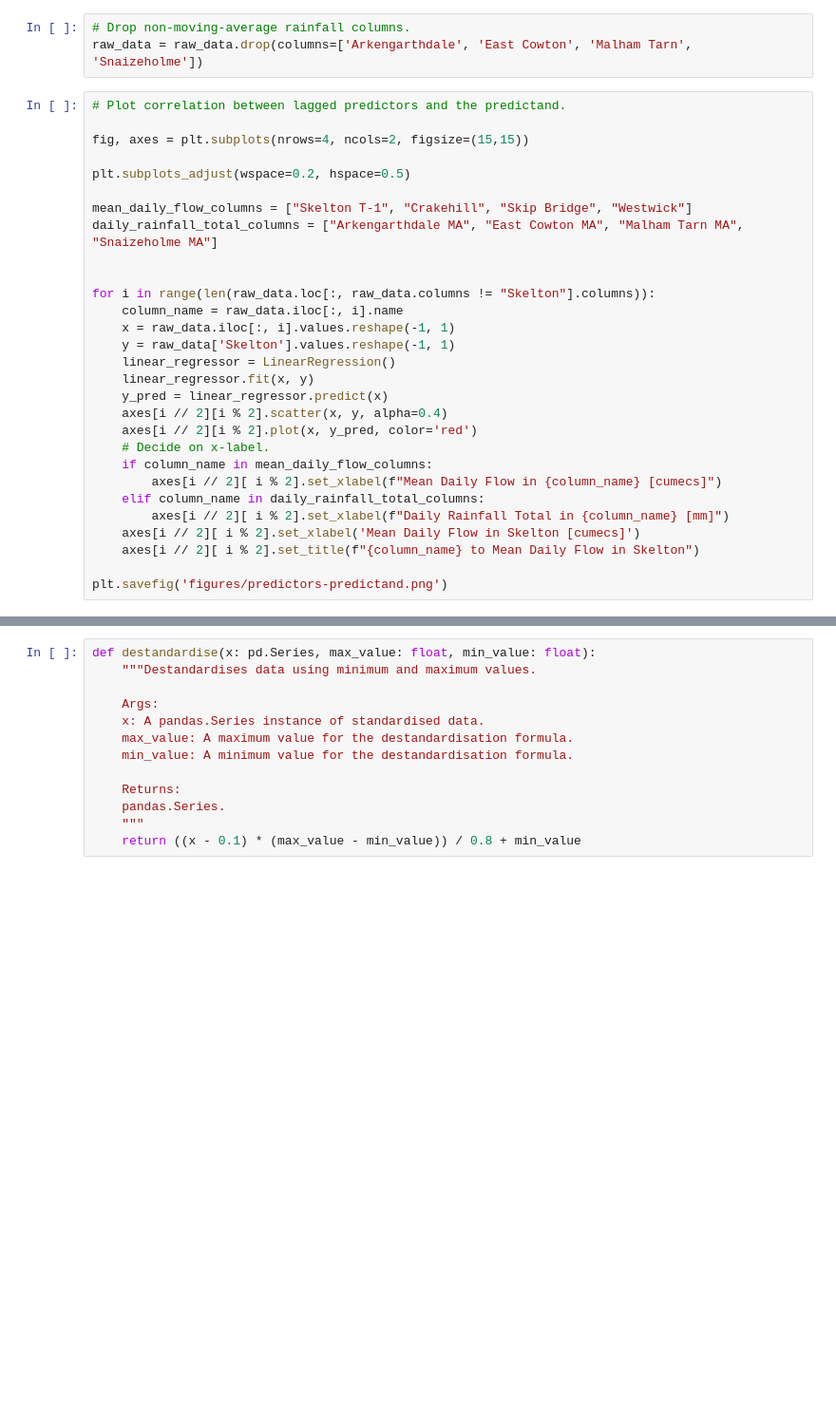
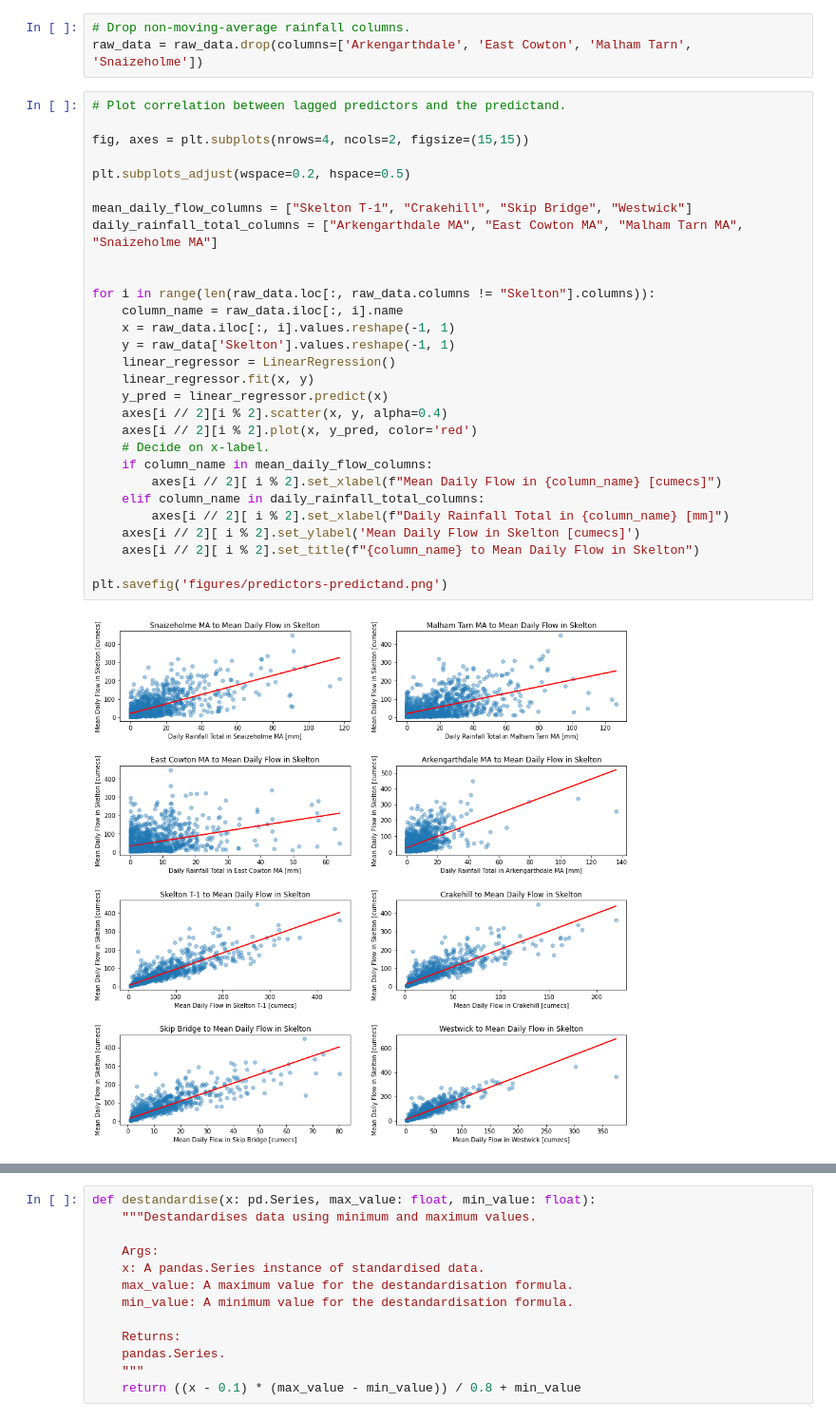
Before and after one commit to czuhajster/neural_network, a Jupyter notebook: Data-Preprocessing.ipynb, the cells around one changed output, grey strips where cells are left out. Shown at 95% size. Cells and saved outputs as stored; diff of their text form; blank space fills up the shorter version.

```diff
--- a/Data-Preprocessing.ipynb
+++ b/Data-Preprocessing.ipynb
@@ -139,32 +251,34 @@ raw_data = raw_data.drop(columns=['Arkengarthdale', 'East Cowton', 'Malham Tarn'
 # %%
 # Plot correlation between lagged predictors and the predictand.
 
 fig, axes = plt.subplots(nrows=4, ncols=2, figsize=(15,15))
 
 plt.subplots_adjust(wspace=0.2, hspace=0.5)
 
 mean_daily_flow_columns = ["Skelton T-1", "Crakehill", "Skip Bridge", "Westwick"]
 daily_rainfall_total_columns = ["Arkengarthdale MA", "East Cowton MA", "Malham Tarn MA", "Snaizeholme MA"]
 
 
 for i in range(len(raw_data.loc[:, raw_data.columns != "Skelton"].columns)):
     column_name = raw_data.iloc[:, i].name
     x = raw_data.iloc[:, i].values.reshape(-1, 1)
     y = raw_data['Skelton'].values.reshape(-1, 1)
     linear_regressor = LinearRegression()
     linear_regressor.fit(x, y)
     y_pred = linear_regressor.predict(x)
     axes[i // 2][i % 2].scatter(x, y, alpha=0.4)
     axes[i // 2][i % 2].plot(x, y_pred, color='red')
     # Decide on x-label.
     if column_name in mean_daily_flow_columns:
         axes[i // 2][ i % 2].set_xlabel(f"Mean Daily Flow in {column_name} [cumecs]")
     elif column_name in daily_rainfall_total_columns:
         axes[i // 2][ i % 2].set_xlabel(f"Daily Rainfall Total in {column_name} [mm]")
-    axes[i // 2][ i % 2].set_xlabel('Mean Daily Flow in Skelton [cumecs]')
+    axes[i // 2][ i % 2].set_ylabel('Mean Daily Flow in Skelton [cumecs]')
     axes[i // 2][ i % 2].set_title(f"{column_name} to Mean Daily Flow in Skelton")
 
 plt.savefig('figures/predictors-predictand.png')
+# %% [output]
+[figure, added]
 # %%
 # Split the data into into training-validation and test sets.
 train_and_validation, test = train_test_split(raw_data, test_size=0.2, random_state=5)
```
Also changed, not shown: parts of 17 cells of this notebook, 2 other files.
